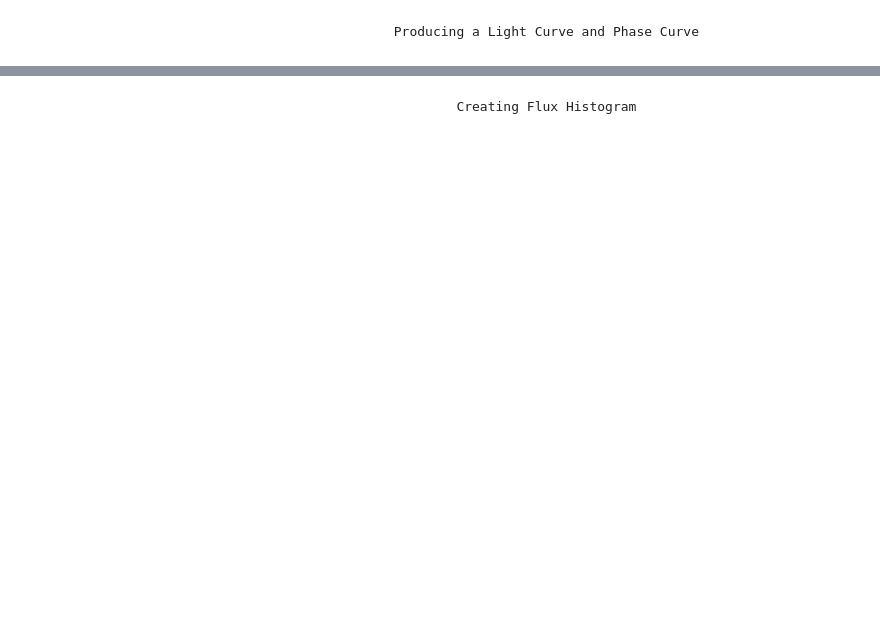
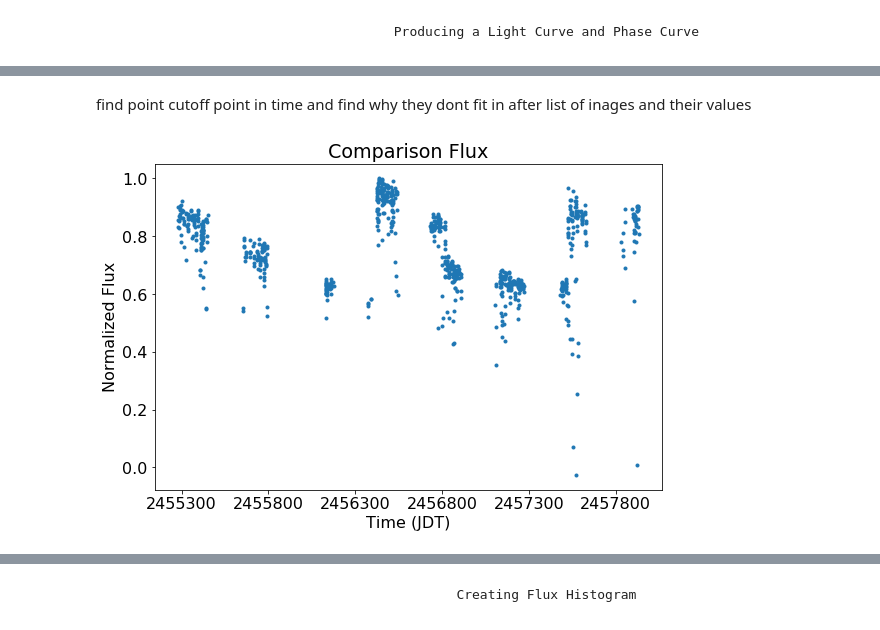
Before and after one commit to joshuapepper/kelt_halo, a Jupyter notebook: KELT Image Data Pipeline-FN Aql.ipynb, the cells around one changed output, grey strips where cells are left out. Cells and saved outputs as stored; diff of their text form; code cells hidden in the pictures; blank space fills up the shorter version.

```diff
--- a/KELT Image Data Pipeline-FN Aql.ipynb
+++ b/KELT Image Data Pipeline-FN Aql.ipynb
@@ -230,0 +173,15 @@ ValueError: x and y must have same first dimension, but have shapes (798,) and (
+# %% [markdown]
+find point cutoff point in time and find why they dont fit in after
+list of inages and their values
+# %%
+# create comparison flux vs. time plot
+
+plt.subplot(122)
+plt.title('Comparison Flux')
+plt.xlabel('Time (JDT)')
+plt.ylabel('Normalized Flux')
+plt.xticks(np.arange(round(min(time),-2), max(time)+1, round((max(time)+1-min(time))/5,-2)))
+plt.plot(comparison_time, comparison_flux/max(comparison_flux), '.')
+plt.show()
+# %% [output]
+[figure, added]
```
Also changed, not shown: parts of 15 cells of this notebook.
